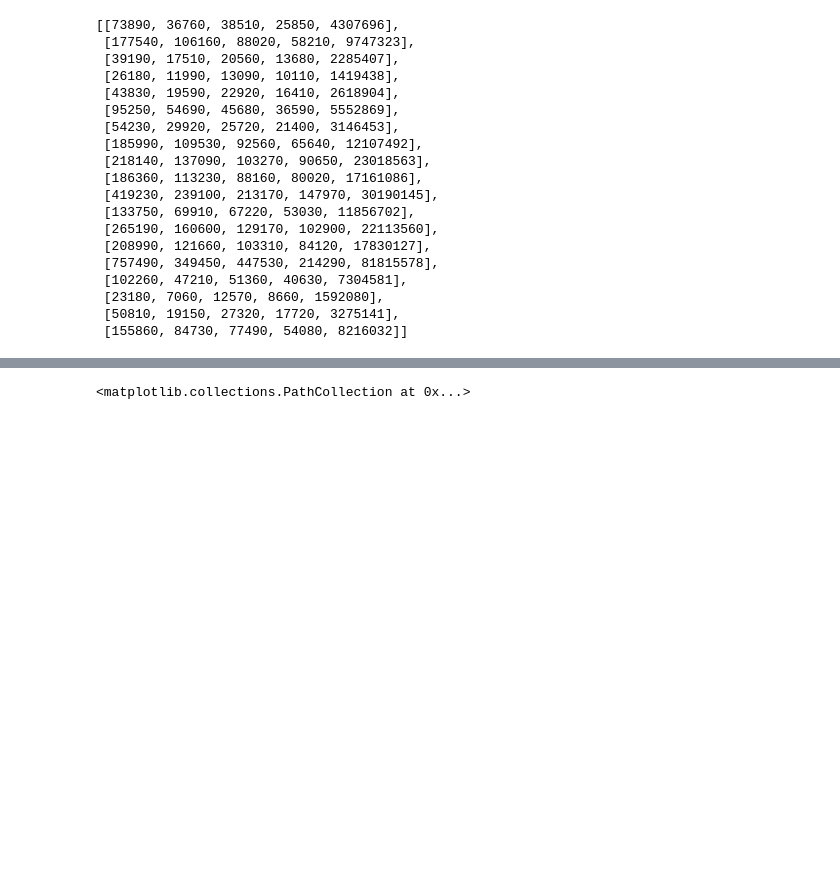
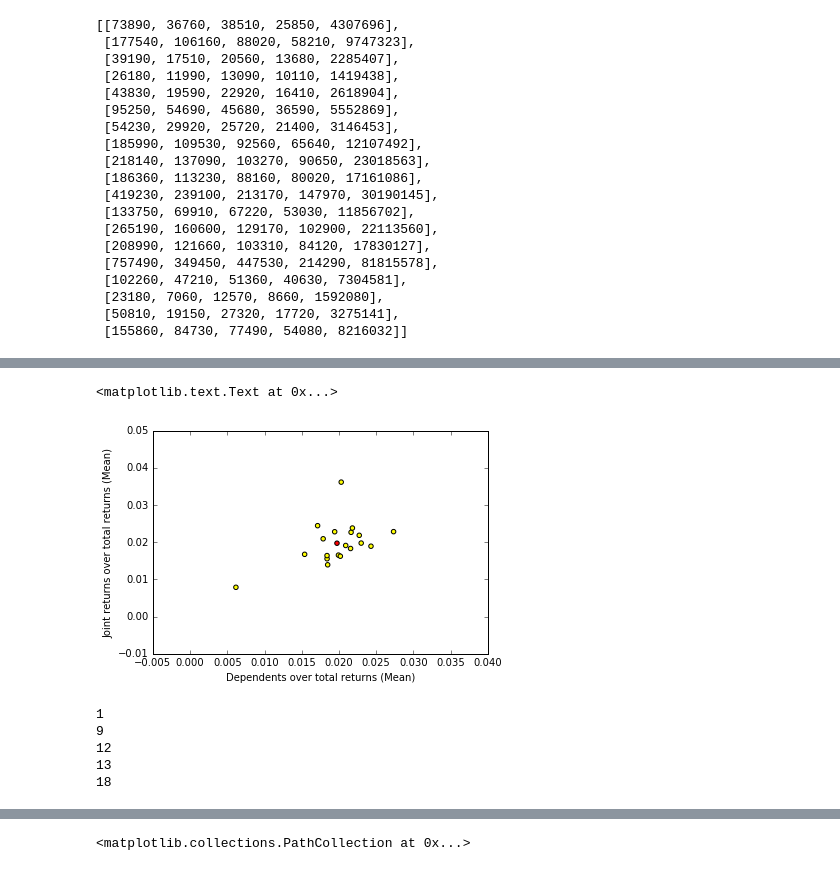
Before and after one commit to navierula/MAZipProject, a Jupyter notebook: Question_3.ipynb, the cells around one changed output, grey strips where cells are left out. Cells and saved outputs as stored; diff of their text form; code cells hidden in the pictures; blank space fills up the shorter version.

```diff
--- a/Question_3.ipynb
+++ b/Question_3.ipynb
@@ -227,0 +282,41 @@ totals
+# %%
+#total dependents per return vs total joint returns per return
+x = []
+y = []
+for i in range(19):
+    divide = totals[i][0]
+    x1 = avrgs[i][1]
+    x1 = x1/float(divide)
+    y1 = avrgs[i][2]
+    y1 = y1/float(divide)
+    x.append(x1)
+    y.append(y1)
+
+a = (np.mean(x))
+x.append(a)
+b = (np.mean(y))
+y.append(b)
+
+c = []
+for i in range(19):
+    inte = int(i)
+    c.append("yellow")
+c.append("red")
+
+plt.scatter(x,y, c=c)
+plt.xlabel("Dependents over total returns (Mean)")
+plt.ylabel("Joint returns over total returns (Mean)")
+# %% [output]
+<matplotlib.text.Text at 0x...>
+[figure, added]
+# %%
+#Identifies the communites that are economically unstable
+for i in range(len(x)):
+    if x[i] > a and y[i] < b:
+        print(i)
+# %% [output]
+1
+9
+12
+13
+18
```
Also changed, not shown: parts of 18 cells of this notebook, 5 other files.
